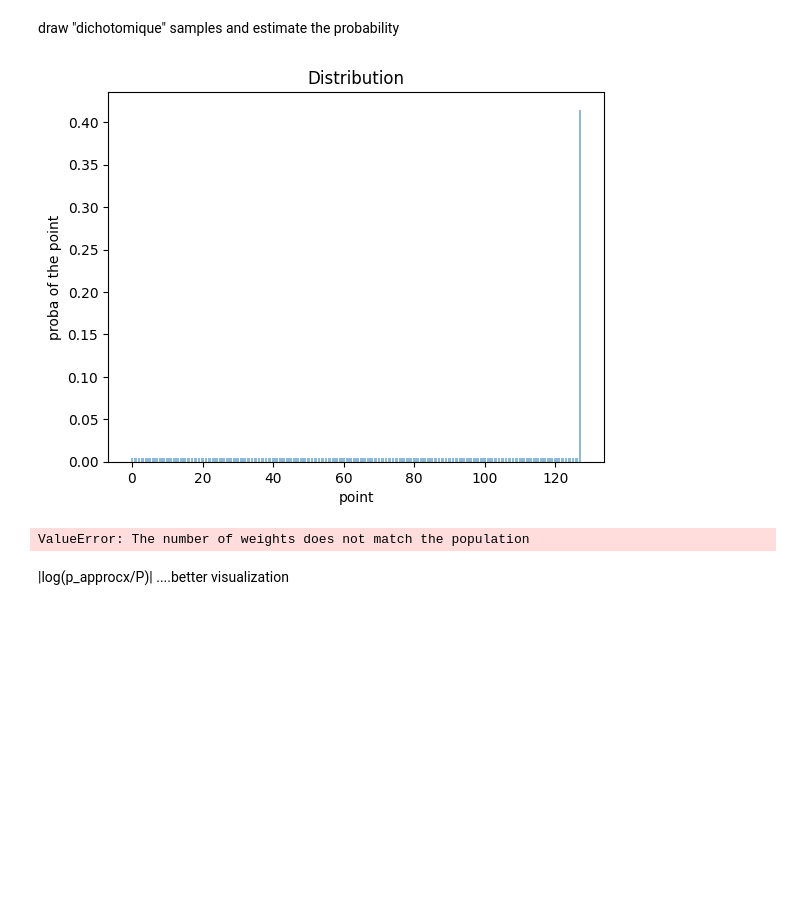
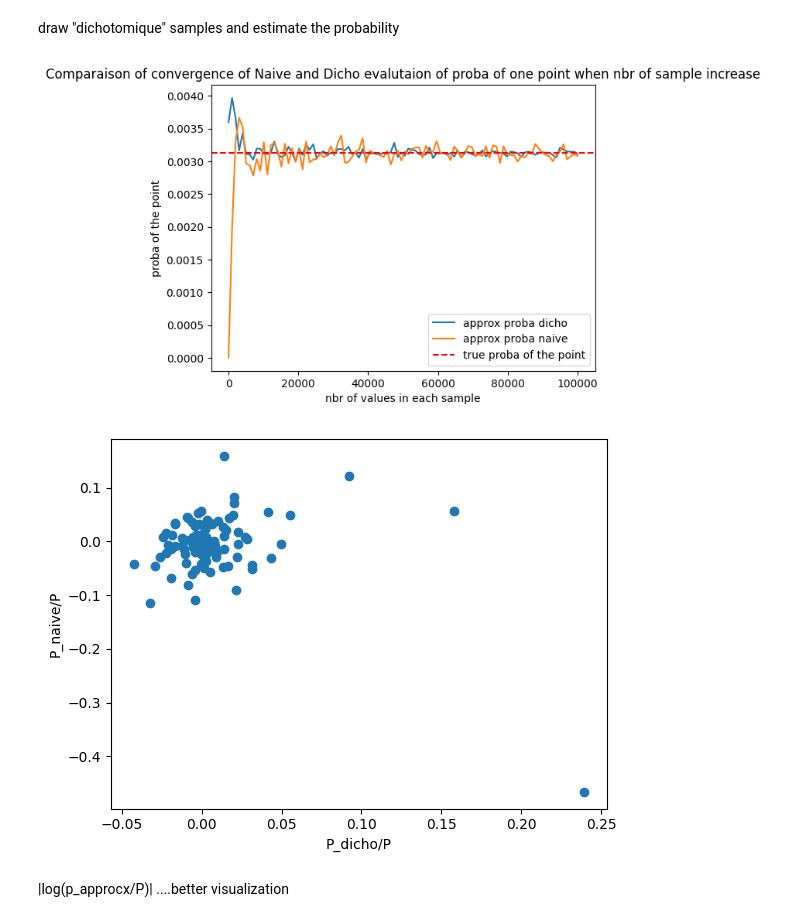
Before and after one commit to legoff1/Entropy_graph, a Jupyter notebook: Yash/controled_sample.ipynb, the cells around one changed output. Cells and saved outputs as stored; diff of their text form; code cells hidden in the pictures; blank space fills up the shorter version.

Commit message:
add stopping rule and better visualization

```diff
--- a/Yash/controled_sample.ipynb
+++ b/Yash/controled_sample.ipynb
@@ -117,6 +117,7 @@ draw "dichotomique" samples and estimate the probability
 # %%
 def samples_and_bounds(sigma, nbr_K):
     # print("point sigma: ", sigma)
+    n = len(scores)
     K = []
     bounds = []
     sup = points[n-1]
@@ -124,7 +125,7 @@ def samples_and_bounds(sigma, nbr_K):
     middle = int(inf + (sup-inf+1)/2)
     while middle > inf:
         scores_1 = [0]*n
-        scores_1[inf: sup+1] = scores_no_zeros[inf: sup+1]
+        scores_1[inf: sup+1] = scores[inf: sup+1]
         scores_1 = [value / sum(scores_1) for value in scores_1]
         K.append(random.choices(points, scores_1, k = nbr_K))
         bounds.append((inf, sup))
@@ -150,7 +151,7 @@ def proba_partial(inf, sup, L):
     return count / len(L)
 
 def proba(sigma, nbr_K):
-    K, bounds = samples_and_bounds(T[0], nbr_K)
+    K, bounds = samples_and_bounds(sigma, nbr_K)
     # print("nombre de sample: ", len(K))
     bounds.append((sigma, sigma))
     p = 1
@@ -165,46 +166,53 @@ def proba(sigma, nbr_K):
 
 
 # Create a distribution
-scores = [0.01]*128
-scores[127] = 0.9
-scores = [value / sum(scores) for value in scores]
-plt.bar(range(len(scores)),scores, alpha = 0.5)
-plt.xlabel('point')
-plt.ylabel('proba of the point')
-plt.title('Distribution')
-plt.show()
-scores_no_zeros = [value + 0.000001 for value in scores] # avoid division by zero
+# scores = [0.01]*128
+# scores[127] = 0.9
+# scores = [value / sum(scores) for value in scores]
+# plt.bar(range(len(scores)),scores, alpha = 0.5)
+# plt.xlabel('point')
+# plt.ylabel('proba of the point')
+# plt.title('Distribution')
+# plt.show()
 
 points = list(range(len(scores))) # The domain D
 # nbr_K = 1000 #nbr of value in each sample
 
 T = [25]  #random.choices(points, scores, k = nbr_T)
 sigma = T[0]
 
 P_dicho = []
 P_naive = []
 values_nbr_K = np.linspace(10,100000, 100)
 for nbr_K in values_nbr_K:
     nbr_K = int(nbr_K)
     proba_k = proba(sigma, nbr_K)
     # print("approx proba of ",sigma, ": ",proba_k)
     P_dicho.append(proba_k)
 
     total_sampling = 7*nbr_K # WARNING 7 = nbr of samples
     P_naive.append(proba_partial(sigma, sigma,random.choices(points, scores, k = total_sampling)))
 
 
 plt.plot(values_nbr_K, P_dicho, label='approx proba dicho')
 plt.plot(values_nbr_K, P_naive, label='approx proba naive')
 plt.axhline(y=scores[sigma], color='r', linestyle='--', label='true proba of the point')
 plt.xlabel('nbr of values in each sample')
 plt.ylabel('proba of the point')
 plt.title('Comparaison of convergence of Naive and Dicho evalutaion of proba of one point when nbr of sample increase')
 plt.legend()
 plt.show()
+
+ratio_P_dicho = [np.log(value/scores[sigma]) for value in P_dicho]
+ratio_P_naive = [np.log(value/scores[sigma]) for value in P_naive]
+
+plt.plot(ratio_P_dicho[1:], ratio_P_naive[1:], "o")
+plt.xlabel('P_dicho/P')
+plt.ylabel('P_naive/P')
+plt.show()
 # %% [output]
-[figure, old version]
+[figure, new version]
-ValueError: The number of weights does not match the population
+[figure, added]
 # %% [markdown]
 |log(p_approcx/P)| ....better visualization
 # %% [markdown]
```
Also changed, not shown: parts of 4 cells of this notebook.
